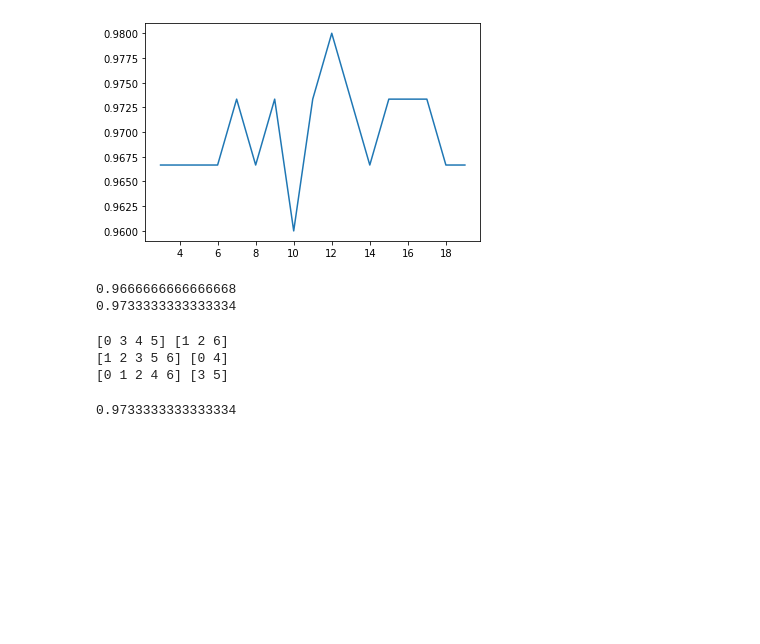
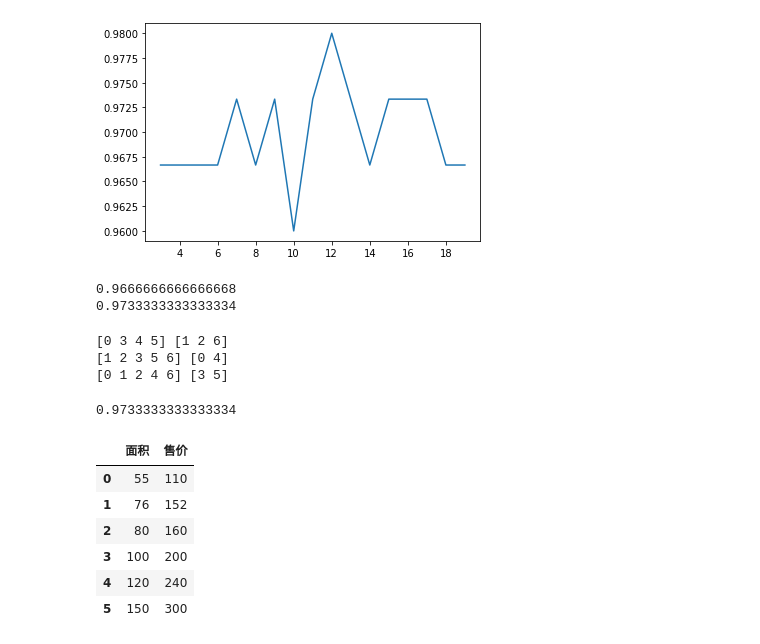
Before and after one commit to yscs2020/2021_to_improve, a Jupyter notebook: 202107/ml_algorithm/KNN.ipynb, the cells around one changed output. Drawn from its saved outputs; the diff is of its cells as text; code cells hidden in the pictures; blank space fills up the shorter version.

```diff
--- a/202107/ml_algorithm/KNN.ipynb
+++ b/202107/ml_algorithm/KNN.ipynb
@@ -214,3 +214,22 @@ scores = cross_val_score(knn,X,y,cv=kf)
 scores.mean()
 # %% [output]
 0.9733333333333334
+# %%
+import numpy as np
+import pandas
+from pandas import DataFrame
+import matplotlib.pyplot as plt
+dic = {
+    '面积':[55,76,80,100,120,150],
+    '售价':[110,152,160,200,240,300]
+}
+df = DataFrame(data=dic)
+df
+# %% [output]
+|  | 面积 | 售价 |
+| 0 | 55 | 110 |
+| 1 | 76 | 152 |
+| 2 | 80 | 160 |
+| 3 | 100 | 200 |
+| 4 | 120 | 240 |
+| 5 | 150 | 300 |
```
Also changed, not shown: parts of 11 cells of this notebook.
